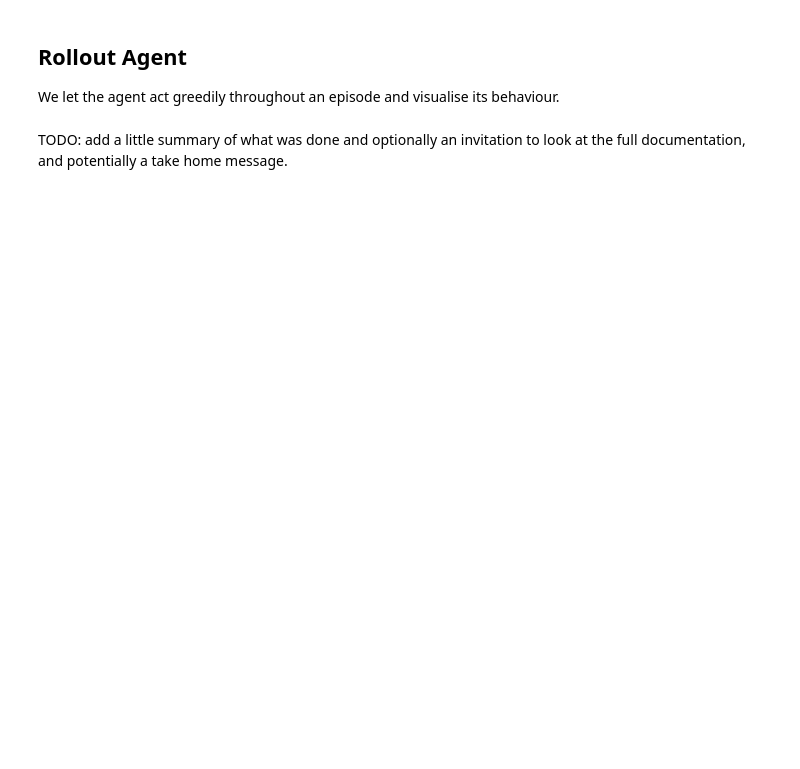
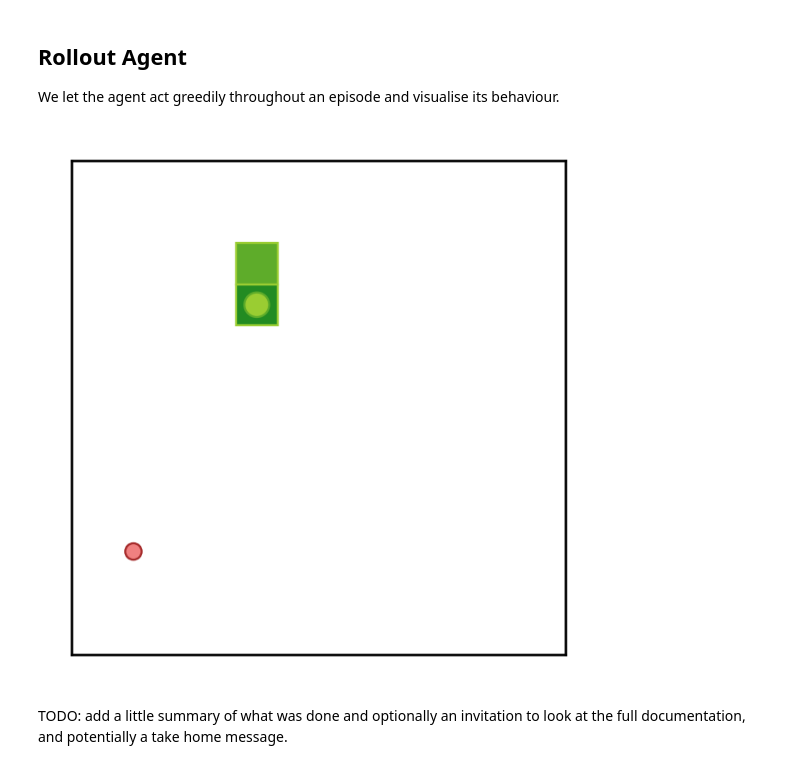
Before and after one commit to instadeepai/jumanji, a Jupyter notebook: examples/snake.ipynb, the cells around one changed output. Drawn from its saved outputs; the diff is of its cells as text; code cells hidden in the pictures; blank space fills up the shorter version.

```diff
--- a/examples/snake.ipynb
+++ b/examples/snake.ipynb
@@ -247,7 +257,7 @@ class TimeIt:
 
 
 @chex.dataclass(frozen=True)
-class TimeStep:
+class Experience:
     q_values: chex.Array
     action: chex.Array
     discount: chex.Array
@@ -568,7 +609,6 @@ info, params = run_experiment(
     step_size=2e-4,
     iterations=60_000,
     discount_factor=0.997,
-    epsilon=0.1,
+    epsilon=0.8,
     seed=0,
-    time_limit=5000,
 )
@@ -593,30 +639,30 @@ plt.show()
 ## Rollout Agent
 We let the agent act greedily throughout an episode and visualise its behaviour.
 # %%
-key = jax.random.PRNGKey(0)
+rng = jax.random.PRNGKey(0)
 
 env = jumanji.make("Snake-v1")
-state, timestep = env.reset(key)
+state, timestep = env.reset(rng)
 env_step = jax.jit(env.step)
 
 DQN = build_dqn(env.action_spec().num_values)
-initial_parameters = DQN.init(key, timestep.observation)
+initial_parameters = DQN.init(rng, timestep.observation)
 policy = jax.jit(DQN.apply)
 
 done = False
 transitions = 0
 while not done and transitions < 10:
-
     # select action greedily
     action = jnp.argmax(policy(params, timestep.observation))
 
     # take a step in the environment
     state, timestep = env_step(state, action)
-
     transitions += 1
 
     done = not timestep.discount
 
     env.render(state)
+# %% [output]
+[figure, added]
 # %% [markdown]
 TODO: add a little summary of what was done and optionally an invitation to look at the full documentation, and potentially a take home message.
```
Also changed, not shown: parts of 9 cells of this notebook.
